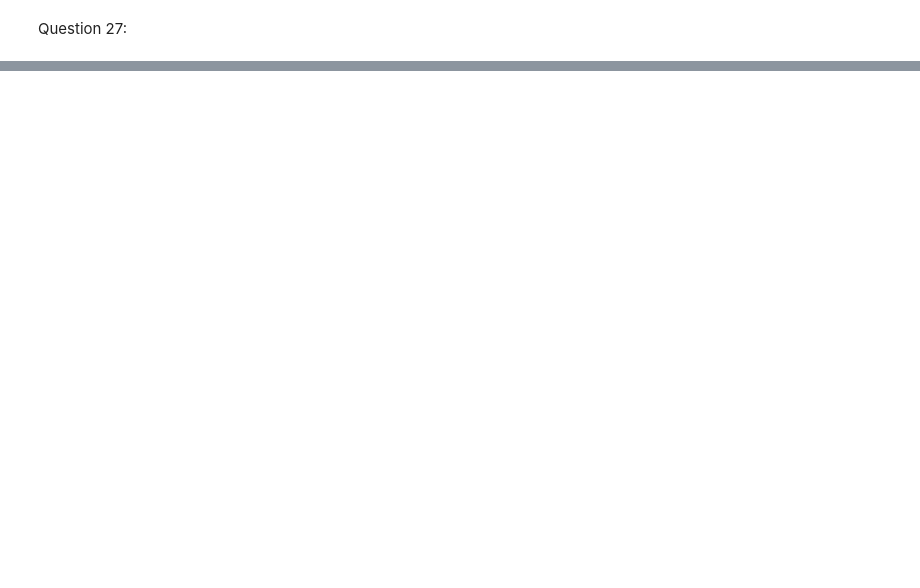
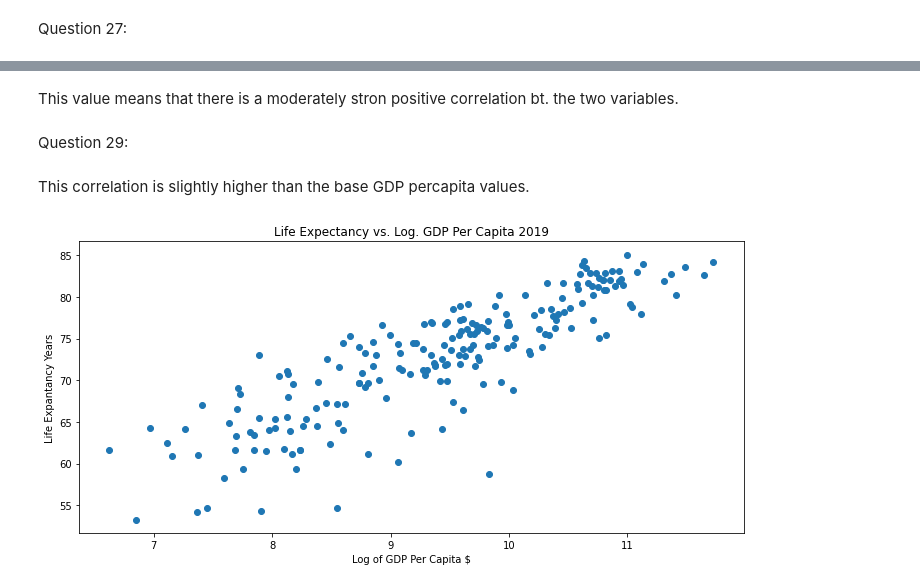
Before and after one commit to nss-data-science-cohort-6/un_data_question-jmayf123, a Jupyter notebook: notebooks/UN_Data_Exploration.ipynb, the cells around one changed output, grey strips where cells are left out. Drawn from its saved outputs; the diff is of its cells as text; code cells hidden in the pictures; blank space fills up the shorter version.

```diff
--- a/notebooks/UN_Data_Exploration.ipynb
+++ b/notebooks/UN_Data_Exploration.ipynb
@@ -342,0 +257,7 @@ Question 27:
+# %% [markdown]
+This value means that there is a moderately stron positive correlation bt. the two variables.
+# %% [markdown]
+Question 29:
+# %%
+gdp_le_2019.insert(3, 'Log_GDP_Per_Capita', np.log(gdp_le_2019['GDP_Per_Capita']))
+print(gdp_le_2019.head())
@@ -342,0 +267,11 @@ Question 27:
+# %% [markdown]
+This correlation is slightly higher than the base GDP percapita values.
+# %%
+plt.scatter(gdp_le_2019['Log_GDP_Per_Capita'],gdp_le_2019['Life_Expectancy'])
+
+plt.title('Life Expectancy vs. Log. GDP Per Capita 2019')
+plt.xlabel('Log of GDP Per Capita $')
+plt.ylabel('Life Expantancy Years')
+plt.show()
+# %% [output]
+[figure, added]
```
Also changed, not shown: parts of 23 cells of this notebook.
